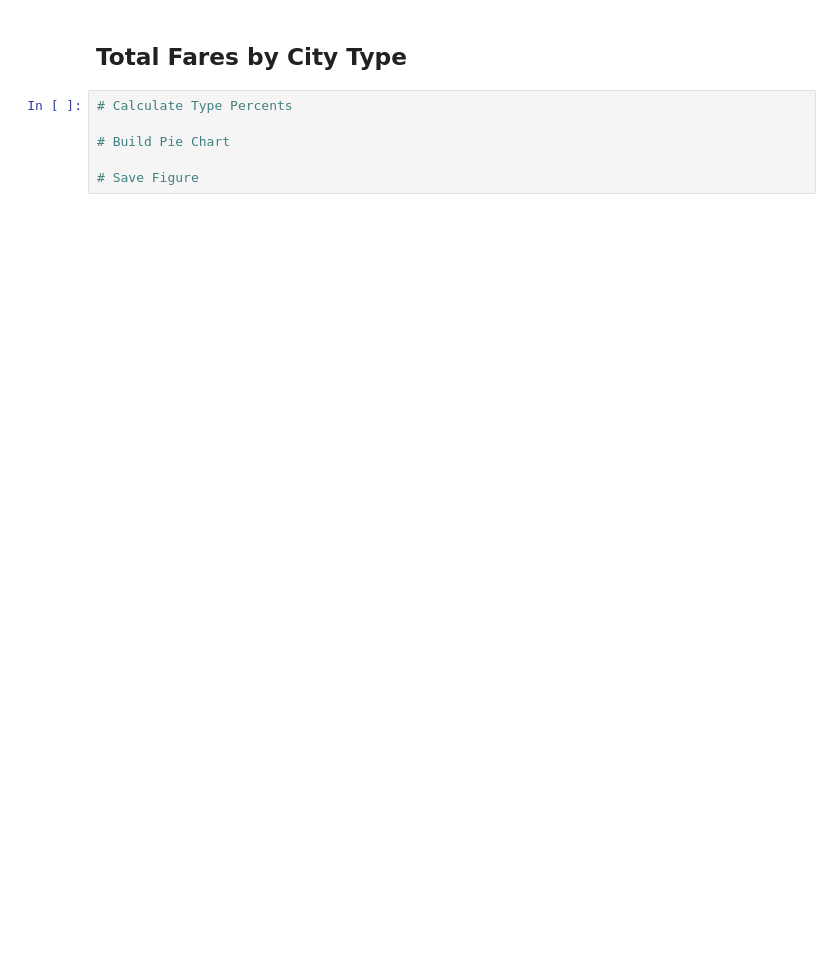
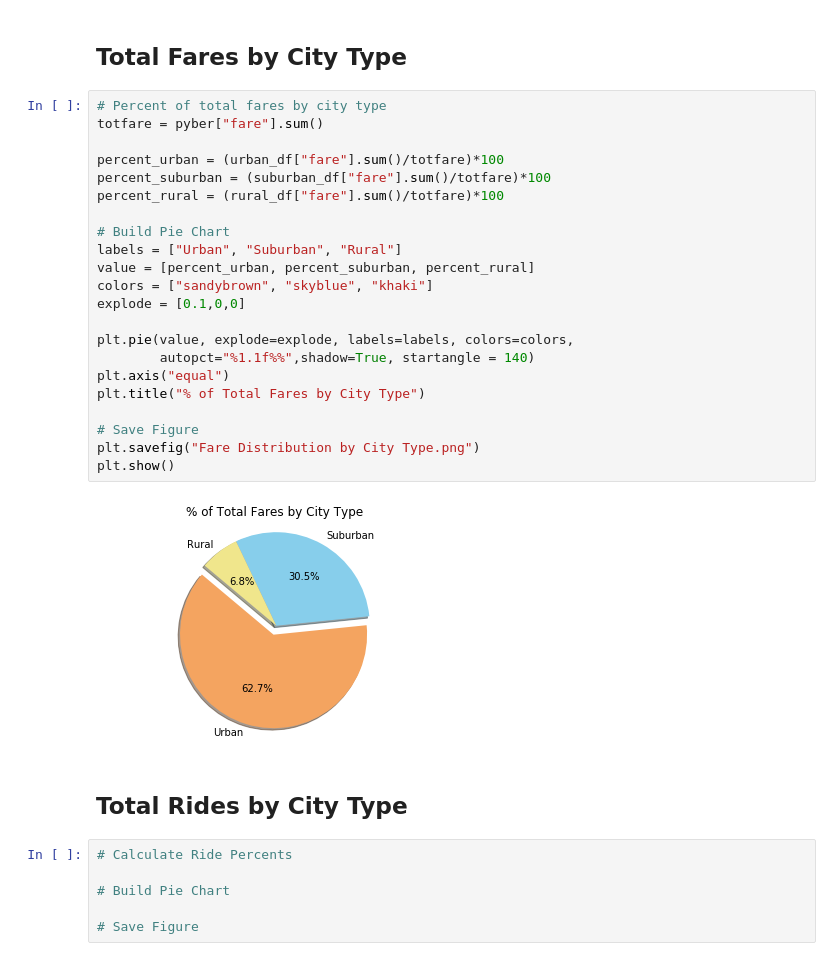
Before and after one commit to tinahuangyt/Matplotlib_Pyber, a Jupyter notebook: Pyber Analysis_TH.ipynb, the cells around one changed output. Drawn from its saved outputs; the diff is of its cells as text; blank space fills up the shorter version.

```diff
--- a/Pyber Analysis_TH.ipynb
+++ b/Pyber Analysis_TH.ipynb
@@ -91,7 +91,33 @@ plt.show()
 # %% [markdown]
 ## Total Fares by City Type
+# %%
+# Percent of total fares by city type
+totfare = pyber["fare"].sum()
+
+percent_urban = (urban_df["fare"].sum()/totfare)*100
+percent_suburban = (suburban_df["fare"].sum()/totfare)*100
+percent_rural = (rural_df["fare"].sum()/totfare)*100
+
+# Build Pie Chart
+labels = ["Urban", "Suburban", "Rural"]
+value = [percent_urban, percent_suburban, percent_rural]
+colors = ["sandybrown", "skyblue", "khaki"]
+explode = [0.1,0,0]
+
+plt.pie(value, explode=explode, labels=labels, colors=colors,
+        autopct="%1.1f%%",shadow=True, startangle = 140)
+plt.axis("equal")
+plt.title("% of Total Fares by City Type")
+
+# Save Figure
+plt.savefig("Fare Distribution by City Type.png")
+plt.show()
+# %% [output]
+[figure, added]
+# %% [markdown]
+## Total Rides by City Type
 # %%
-# Calculate Type Percents
+# Calculate Ride Percents
 
 # Build Pie Chart
 
```
Also changed, not shown: parts of 1 cell of this notebook, 2 other files.
